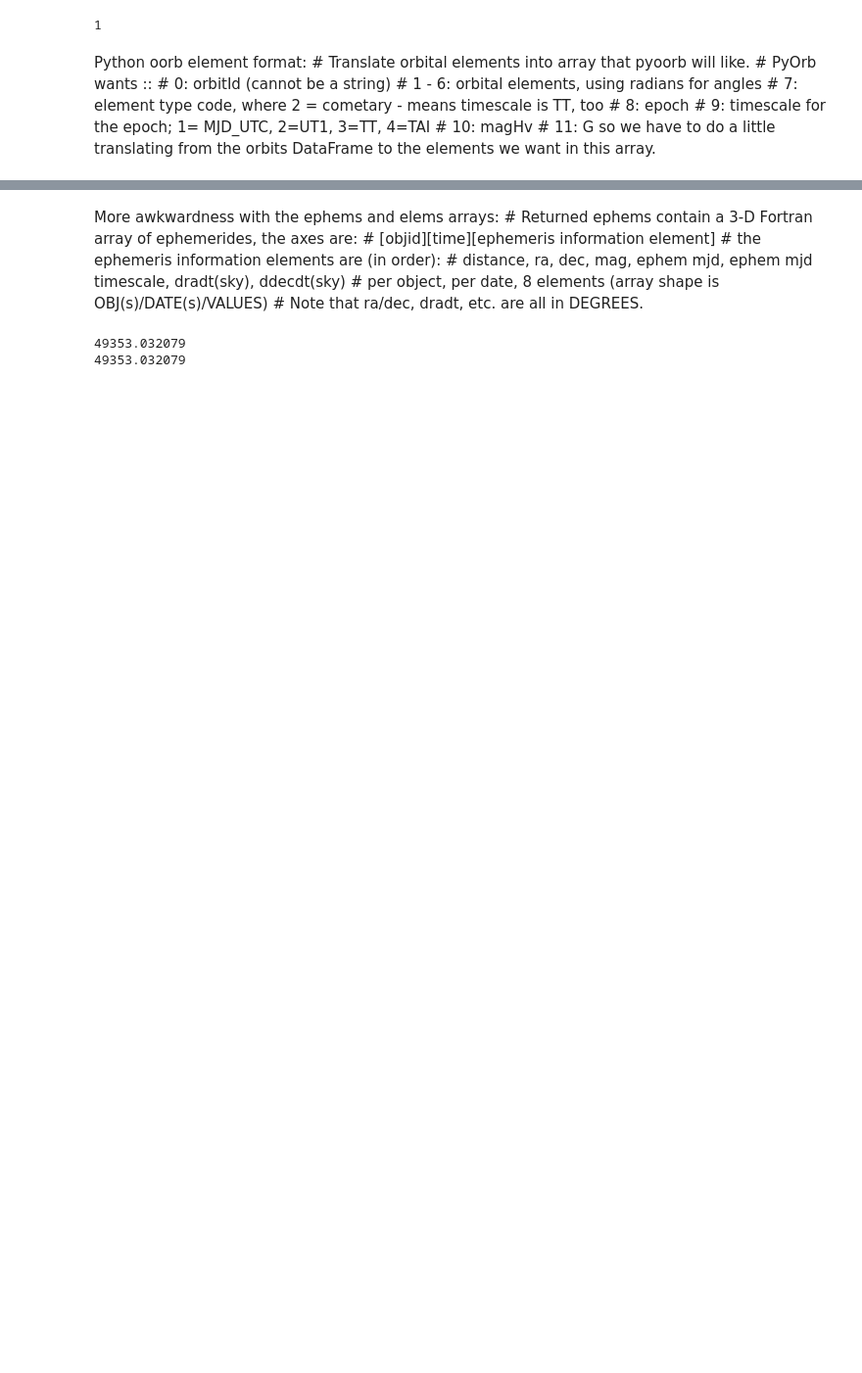
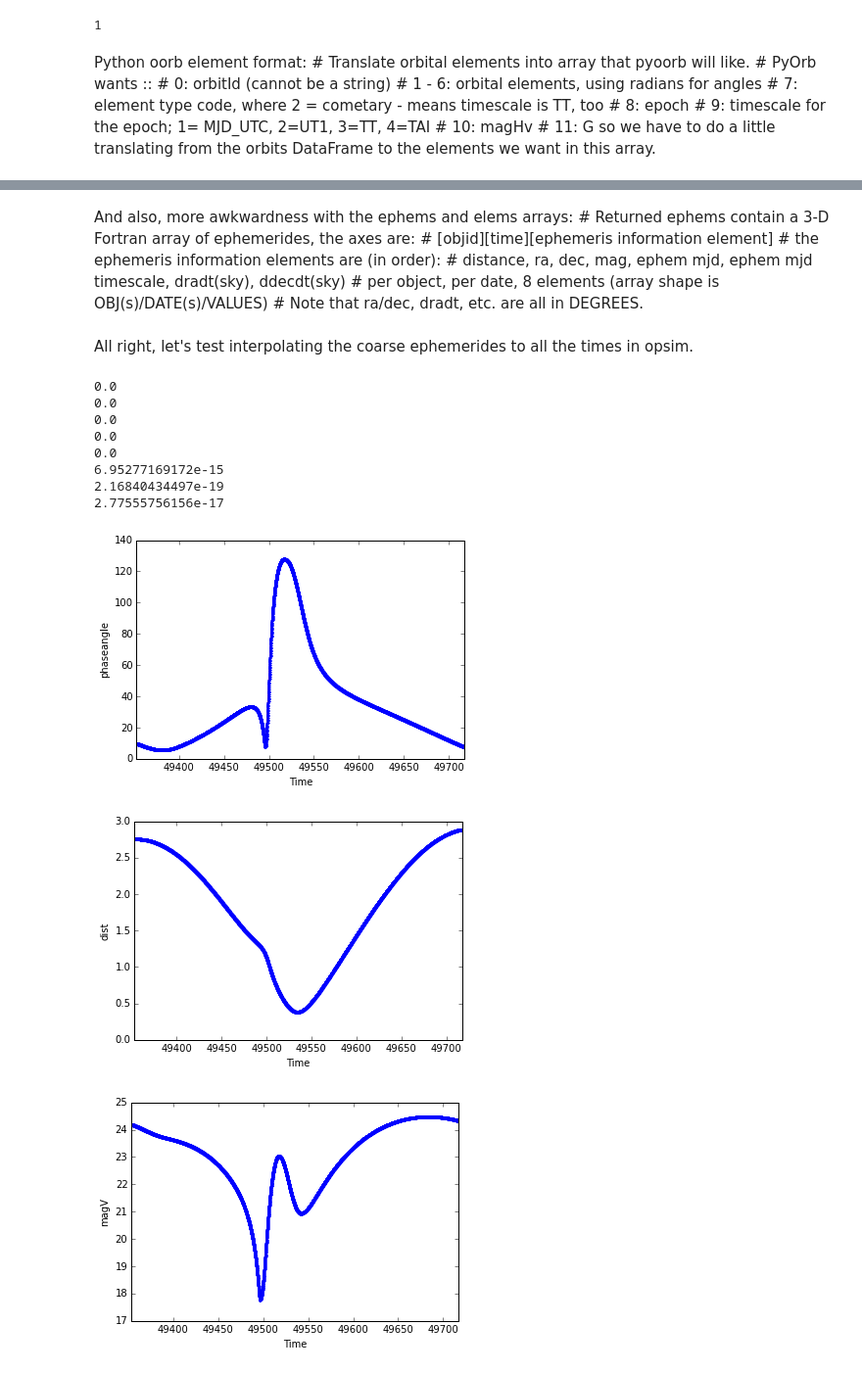
Before and after one commit to rhiannonlynne/MafSSO, a Jupyter notebook: Prototype Maf SSO detections.ipynb, the cells around one changed output, grey strips where cells are left out. Shown at 98% size. Cells and saved outputs as stored; diff of their text form; code cells hidden in the pictures; blank space fills up the shorter version.

```diff
--- a/Prototype Maf SSO detections.ipynb
+++ b/Prototype Maf SSO detections.ipynb
@@ -85,19 +131,66 @@ Also, the ephemeride generation can be more efficiently done for multiple object
 # %% [markdown]
-More awkwardness with the ephems and elems arrays:
+And also, more awkwardness with the ephems and elems arrays:
        # Returned ephems contain a 3-D Fortran array of ephemerides, the axes are:
         #   [objid][time][ephemeris information element]
         # the ephemeris information elements are (in order):
         # distance, ra, dec, mag, ephem mjd, ephem mjd timescale, dradt(sky), ddecdt(sky)
         # per object, per date, 8 elements (array shape is OBJ(s)/DATE(s)/VALUES)
         # Note that ra/dec, dradt, etc. are all in DEGREES.
-# %%
-for sso in orbits[1:2]:
-    elems = [sso['!!ObjID'], sso['q'], sso['e'], np.radians(sso['i']), np.radians(sso['Omega/node']),
-             np.radians(sso['omega/argperi']), sso['t_p'],  2, sso['t_0'], 3, sso['magHv'], 0.15]
-    elems = np.column_stack(elems)
-    ephems, err = oo.pyoorb.oorb_ephemeris(in_orbits = elems, in_obscode=807, in_date_ephems=ephTimes)
-    print ephems[0][0][4]
-    print times[0]
-# %% [output]
-49353.032079
-49353.032079
+# %%
+def unpackEphs(oorbephem):
+    # oorbephem = single ephem - i.e. for single object.
+    # then swap time/ephemeris element, so that we can get easy arrays of things like 'ra', 'dec'.
+    oorbephem = np.swapaxes(oorbephem, 0, 1)
+    dist = oorbephem[0]
+    ra = oorbephem[1]
+    dec = oorbephem[2]
+    magV = oorbephem[3]
+    time = oorbephem[4]
+    dradt = oorbephem[6]
+    ddecdt = oorbephem[7]
+    phaseangle = oorbephem[8]
+    solarelon = oorbephem[9]
+    ephs = np.rec.fromarrays([time, ra, dec, dradt, ddecdt, dist, magV, phaseangle, solarelon],
+                             names=['time', 'ra', 'dec', 'dradt', 'ddecdt', 'dist', 'magV', 'phaseangle', 'solarelon'])
+    return ephs
+# %% [markdown]
+All right, let's test interpolating the coarse ephemerides to all the times in opsim.
+# %%
+def interpolateEphs(ephs):
+    interpfuncs = {}
+    for n in ephs.dtype.names:
+        if n == 'time':
+            continue
+        interpfuncs[n] = interpolate.interp1d(ephs['time'], ephs[n], kind='linear', assume_sorted=True, copy=False)
+    return interpfuncs
+# %%
+obstimes = simdata_short['expMJD']
+for sso in orbits[0:1]:
+    oorbelems = packOorbElem(sso)
+    oorbephems, err = oo.pyoorb.oorb_ephemeris(in_orbits = oorbelems, in_obscode=807, in_date_ephems=ephTimes_short)
+    ephs = unpackEphs(oorbephems[0])
+    interpfuncs = interpolateEphs(ephs)
+    # Have a look.
+    for n in interpfuncs:
+        plt.figure()
+        plt.plot(obstimes, interpfuncs[n](obstimes), 'r-')
+        plt.plot(ephs['time'], ephs[n], 'b.')
+        plt.xlim(obstimes[0], obstimes[-1])
+        plt.xlabel('Time')
+        plt.ylabel(n)
+    # Test max error.
+    for n in interpfuncs:
+        diff = ephs[n] - interpfuncs[n](ephs['time'])
+        print diff.max()
+# %% [output]
+0.0
+0.0
+0.0
+0.0
+0.0
+6.95277169172e-15
+2.16840434497e-19
+2.77555756156e-17
+[figure, added]
+[figure, added]
+[figure, added]
```
Also changed, not shown: parts of 33 cells of this notebook.
